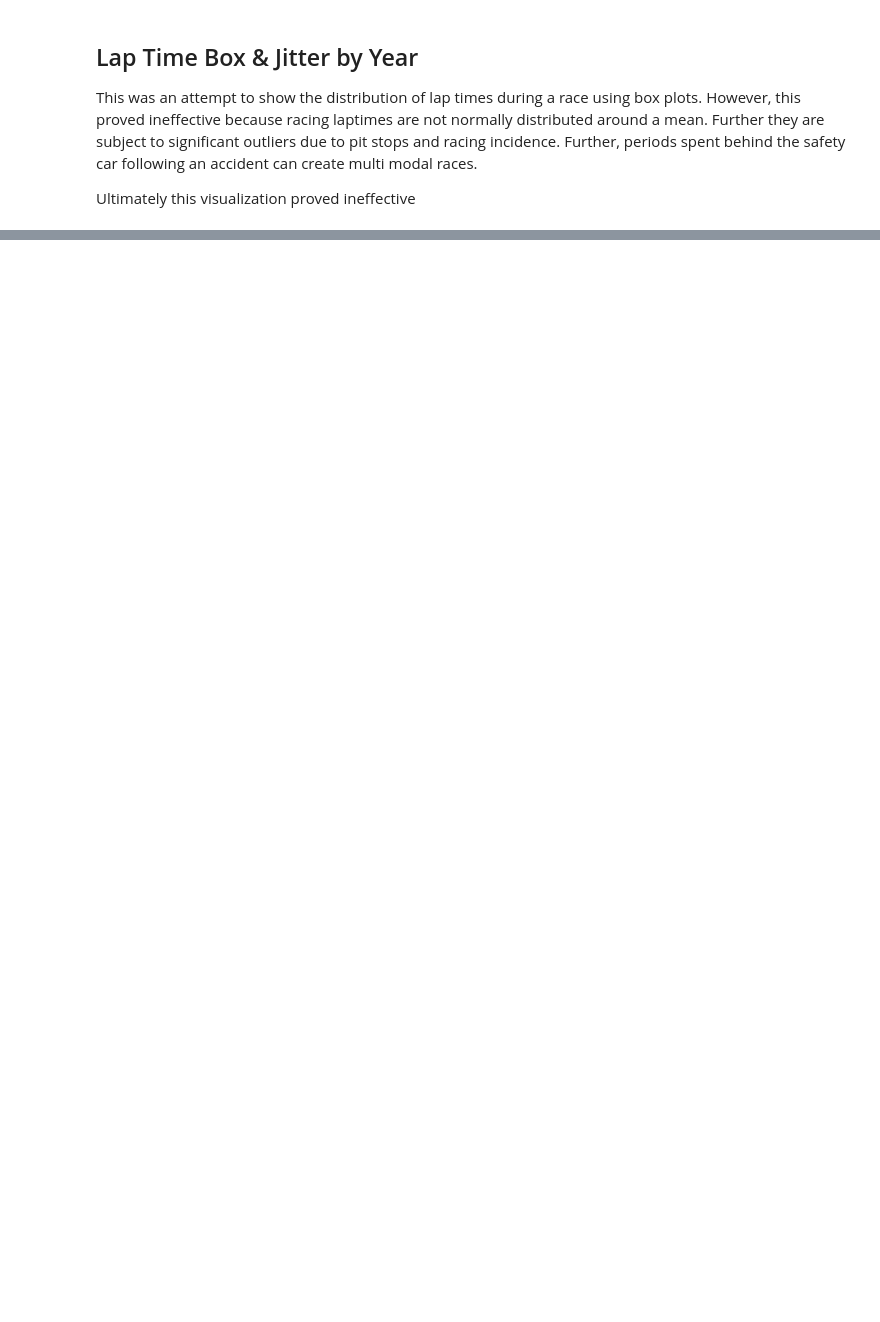
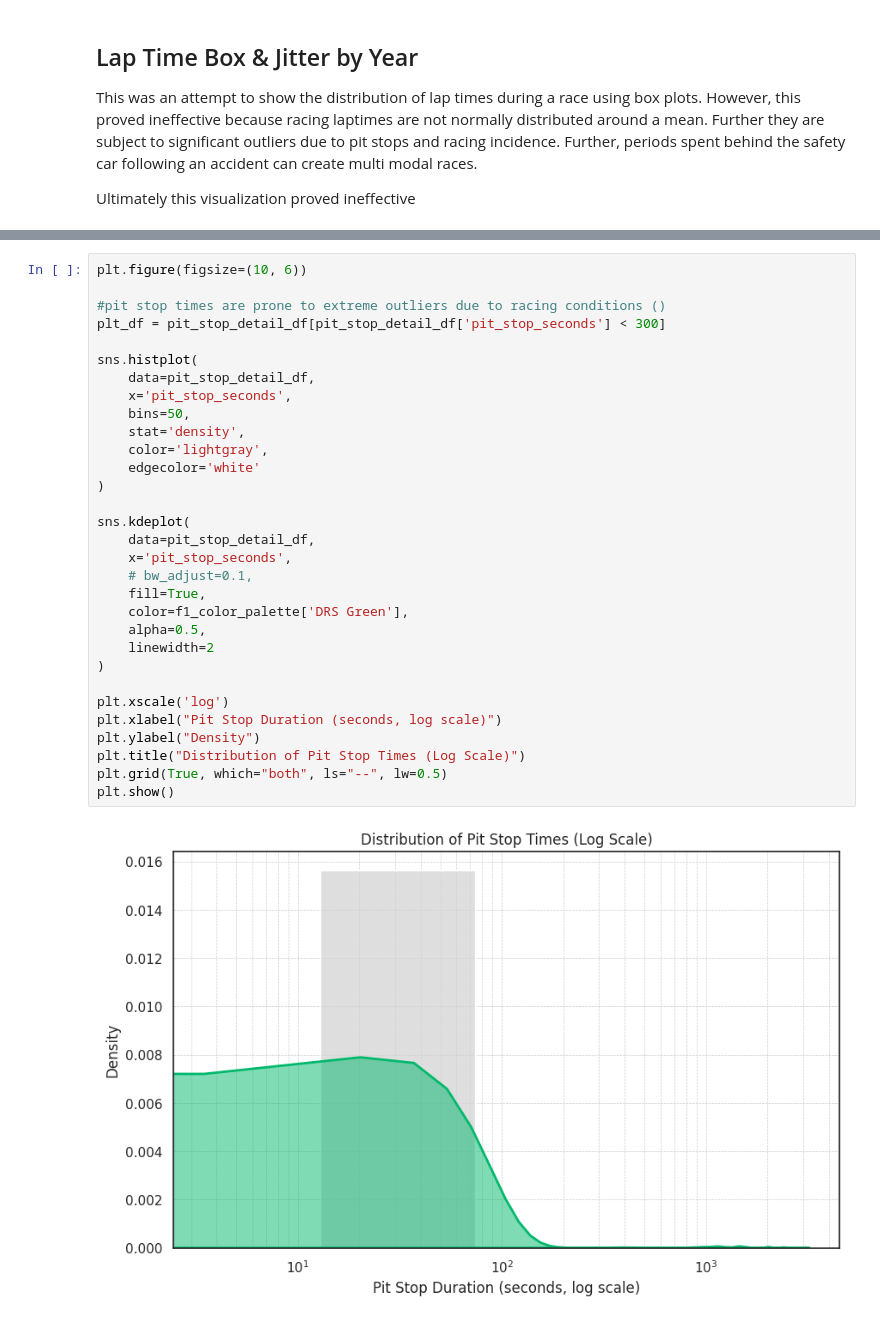
Before and after one commit to davidgoins236/data_viz_final_project, a Jupyter notebook: data_viz_final_project.ipynb, the cells around one changed output, grey strips where cells are left out. Drawn from its saved outputs; the diff is of its cells as text; blank space fills up the shorter version.

```diff
--- a/data_viz_final_project.ipynb
+++ b/data_viz_final_project.ipynb
@@ -636,0 +695,33 @@ for c in top4:
+# %%
+plt.figure(figsize=(10, 6))
+
+#pit stop times are prone to extreme outliers due to racing conditions ()
+plt_df = pit_stop_detail_df[pit_stop_detail_df['pit_stop_seconds'] < 300]
+
+sns.histplot(
+    data=pit_stop_detail_df,
+    x='pit_stop_seconds',
+    bins=50,
+    stat='density',
+    color='lightgray',
+    edgecolor='white'
+)
+
+sns.kdeplot(
+    data=pit_stop_detail_df,
+    x='pit_stop_seconds',
+    # bw_adjust=0.1,
+    fill=True,
+    color=f1_color_palette['DRS Green'],
+    alpha=0.5,
+    linewidth=2
+)
+
+plt.xscale('log')
+plt.xlabel("Pit Stop Duration (seconds, log scale)")
+plt.ylabel("Density")
+plt.title("Distribution of Pit Stop Times (Log Scale)")
+plt.grid(True, which="both", ls="--", lw=0.5)
+plt.show()
+# %% [output]
+[figure, added]
```
Also changed, not shown: parts of 14 cells of this notebook.
